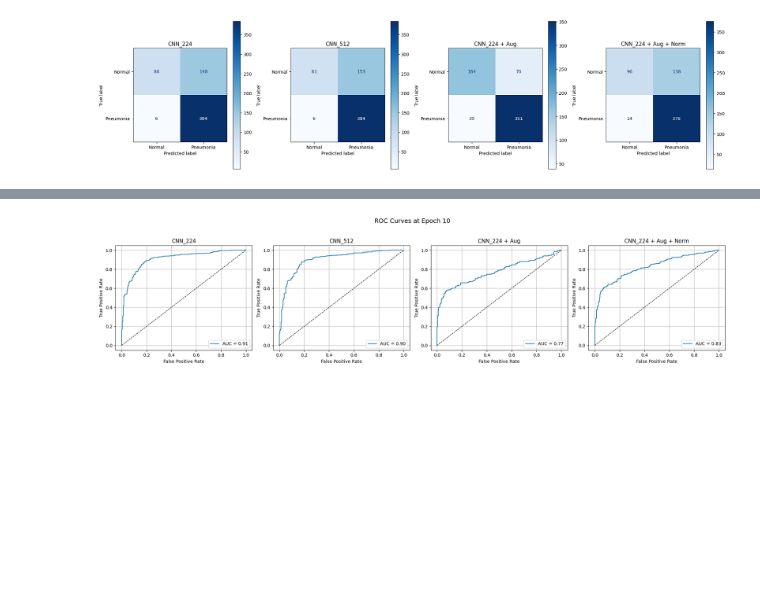
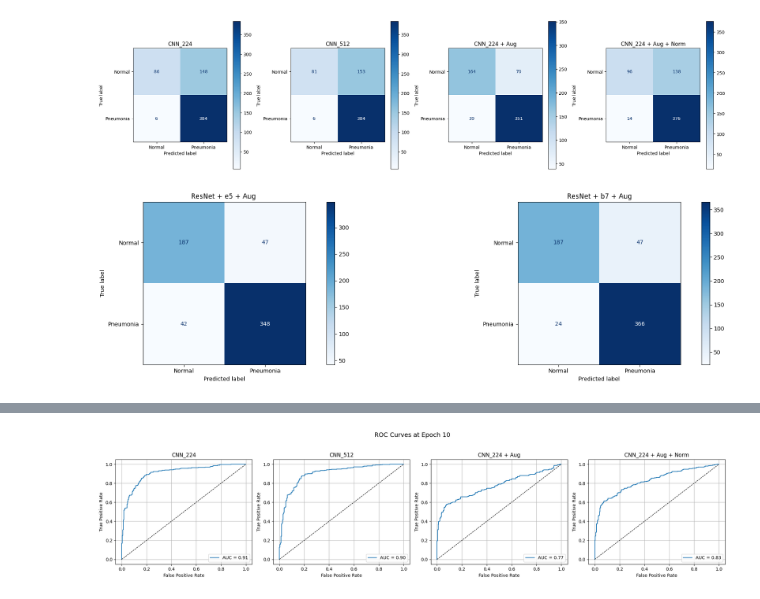
Before and after one commit to Meliothep/ML-001, a Jupyter notebook: notebook/predsCompare.ipynb, the cells around one changed output, grey strips where cells are left out. Cells and saved outputs as stored; diff of their text form; code cells hidden in the pictures; blank space fills up the shorter version.

```diff
--- a/notebook/predsCompare.ipynb
+++ b/notebook/predsCompare.ipynb
@@ -186,6 +217,31 @@ plt.tight_layout()
 plt.show()
 # %% [output]
 [figure]
+# %%
+# Filter predictions at epoch 1
+preds_res_e5_e5 = preds_res_e5[preds_res_e5["epoch"] == 5]
+preds_res_b7_e7 = preds_res_b7[preds_res_b7["epoch"] == 7]
+
+# Titles and datasets
+configs = [
+    ("ResNet + e5 + Aug ", preds_res_e5_e5),
+    ("ResNet + b7 + Aug", preds_res_b7_e7)
+]
+
+# Create subplots
+fig, axes = plt.subplots(1, 2, figsize=(20, 5))
+
+# Plot confusion matrices
+for ax, (title, df) in zip(axes, configs):
+    cm = confusion_matrix(df["true_label"], df["predicted_label"])
+    disp = ConfusionMatrixDisplay(confusion_matrix=cm, display_labels=["Normal", "Pneumonia"])
+    disp.plot(ax=ax, cmap="Blues", values_format="d")
+    ax.set_title(title)
+
+plt.tight_layout()
+plt.show()
+# %% [output]
+[figure, added]
 # %%
 pred_sets = [
     ("CNN_224", preds_224[preds_224["epoch"] == 10]),
```
Also changed, not shown: parts of 8 cells of this notebook, 11 other files.
